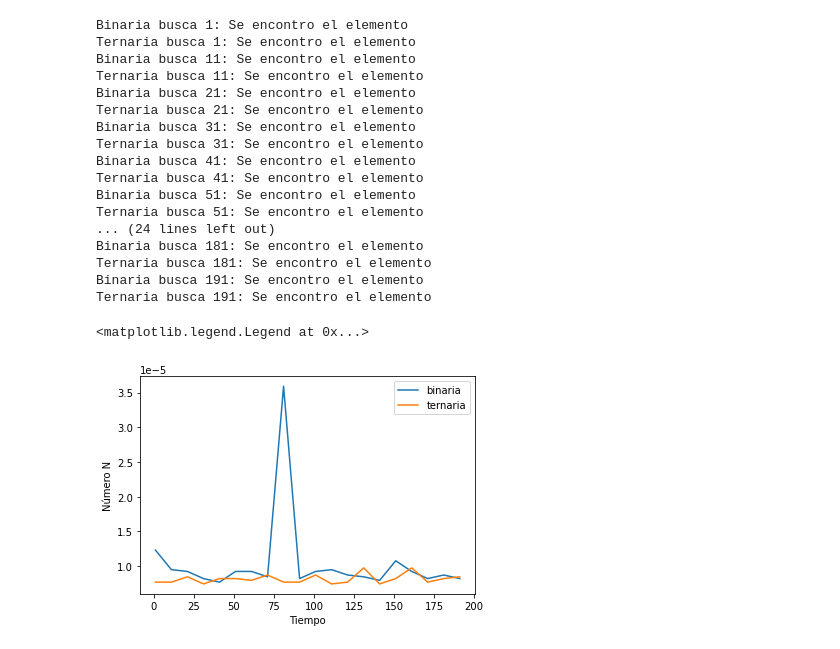
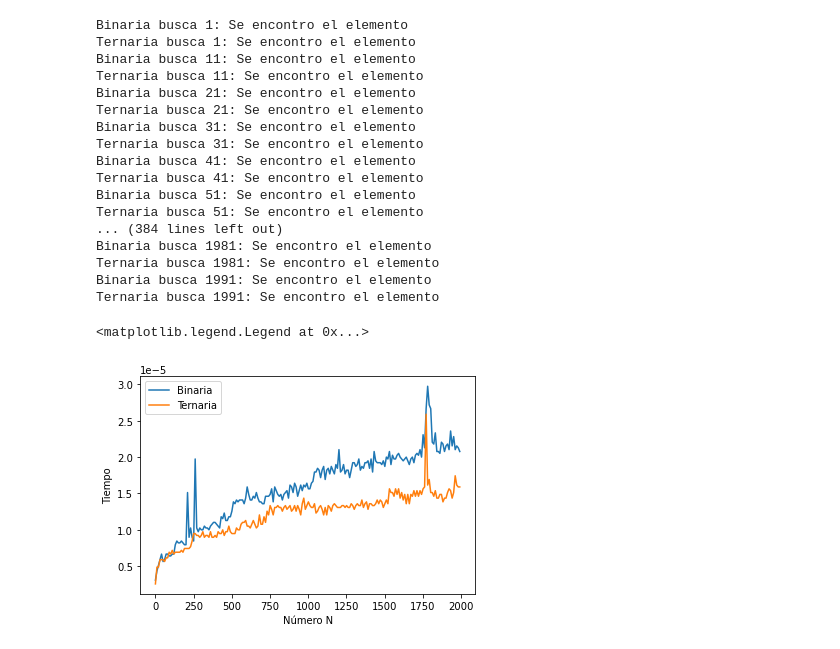
Before and after one commit to natirodriguez/algoritmos, a Jupyter notebook: Entrega1.ipynb, the cells around one changed output. Cells and saved outputs as stored; diff of their text form; code cells hidden in the pictures.

Commit message:
Se actualiza según comentarios
1) Unificación lógica de Binaria y Ternaria
2) Invierto label del grafico
3) Variación de N

```diff
--- a/Entrega1.ipynb
+++ b/Entrega1.ipynb
@@ -45,51 +47,51 @@ def Binaria(A, b):
                 return Binaria(A[mitad+1:],b)
 # %%
 n_min=1
-n_max=200
+n_max=2000
 iteraciones = 2
 st=10
 tiempo = 1
 
 t_binaria = list()
 t_ternaria = list()
 for n in range(n_min, n_max, st):
-    sumaB = 0
-    sumaT = 0
-    v = list(range(1, n_max))
+    suma_binaria = 0
+    suma_ternaria = 0
+    v = list(range(1, n+1))
     for i in range(1,iteraciones):
         print("Binaria busca " + str(n) + ": "+ Binaria(v,n))
-        sumaB += timeit.timeit(lambda: Binaria(v,n), number = tiempo)
+        suma_binaria += timeit.timeit(lambda: Binaria(v,n), number = tiempo)
         print("Ternaria busca " + str(n) + ": "+ Ternaria(v,n))
-        sumaT += timeit.timeit(lambda: Ternaria(v,n), number = tiempo)
-    promedioB = sumaB / iteraciones
-    promedioT = sumaT / iteraciones
-    t_binaria.append(promedioB)
-    t_ternaria.append(promedioT)
+        suma_ternaria += timeit.timeit(lambda: Ternaria(v,n), number = tiempo)
+    promedio_binario = suma_binaria / iteraciones
+    promedio_ternario = suma_ternaria / iteraciones
+    t_binaria.append(promedio_binario)
+    t_ternaria.append(promedio_ternario)
 
 eje_x = list(range(n_min, n_max, st))
-plt.plot(eje_x, t_binaria, label = 'binaria')
-plt.plot(eje_x, t_ternaria, label = 'ternaria')
-plt.xlabel('Tiempo')
-plt.ylabel('Número N')
+plt.plot(eje_x, t_binaria, label = 'Binaria')
+plt.plot(eje_x, t_ternaria, label = 'Ternaria')
+plt.xlabel('Número N')
+plt.ylabel('Tiempo')
 
 plt.legend()
 # %% [output]
 Binaria busca 1: Se encontro el elemento
 Ternaria busca 1: Se encontro el elemento
 Binaria busca 11: Se encontro el elemento
 Ternaria busca 11: Se encontro el elemento
 Binaria busca 21: Se encontro el elemento
 Ternaria busca 21: Se encontro el elemento
 Binaria busca 31: Se encontro el elemento
 Ternaria busca 31: Se encontro el elemento
 Binaria busca 41: Se encontro el elemento
 Ternaria busca 41: Se encontro el elemento
 Binaria busca 51: Se encontro el elemento
 Ternaria busca 51: Se encontro el elemento
-... (24 lines left out)
-Binaria busca 181: Se encontro el elemento
-Ternaria busca 181: Se encontro el elemento
-Binaria busca 191: Se encontro el elemento
-Ternaria busca 191: Se encontro el elemento
+... (384 lines left out)
+Binaria busca 1981: Se encontro el elemento
+Ternaria busca 1981: Se encontro el elemento
+Binaria busca 1991: Se encontro el elemento
+Ternaria busca 1991: Se encontro el elemento
 <matplotlib.legend.Legend at 0x...>
-[figure, old version]
+[figure, new version]
```
Also changed, not shown: parts of 1 cell of this notebook.
